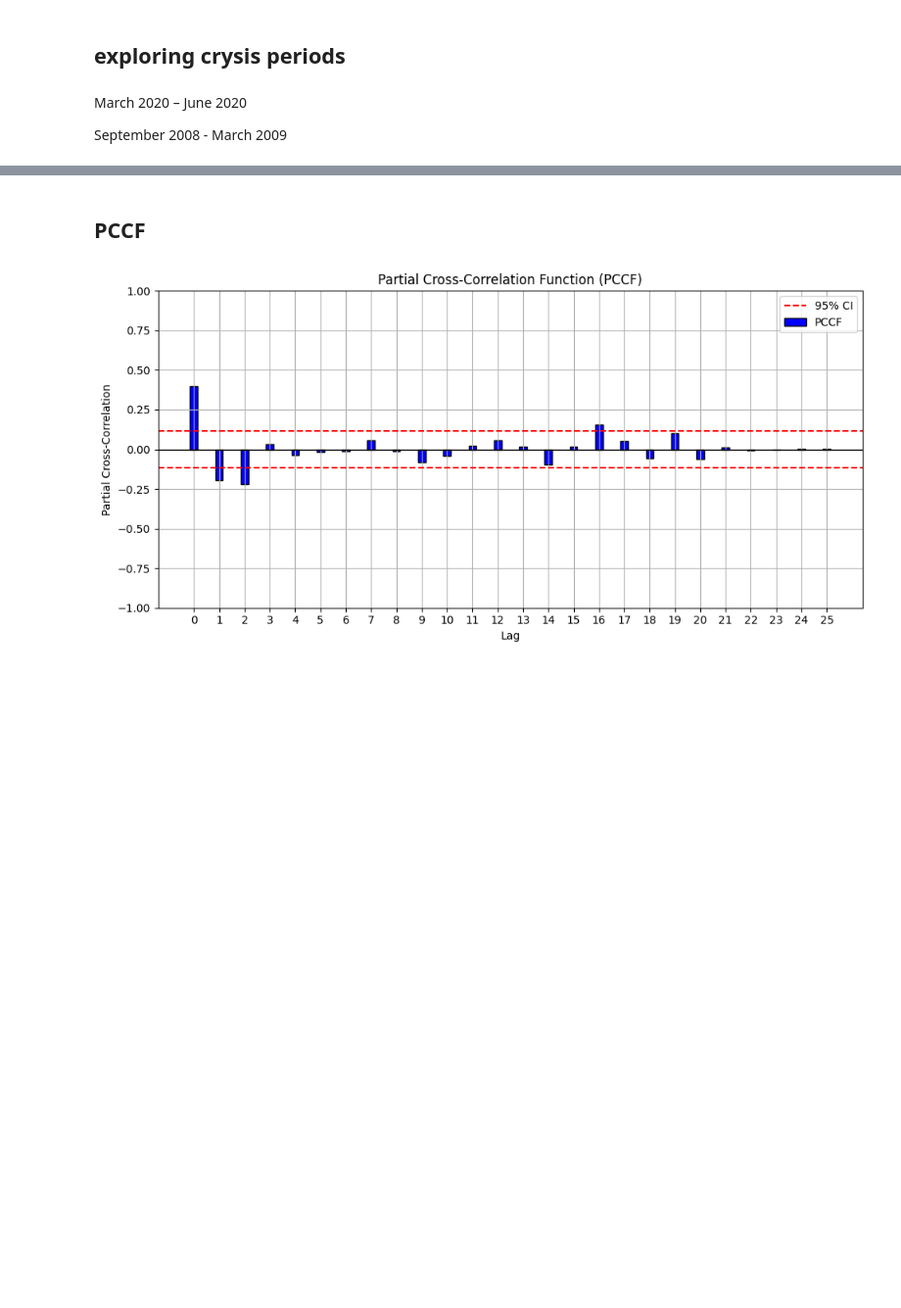
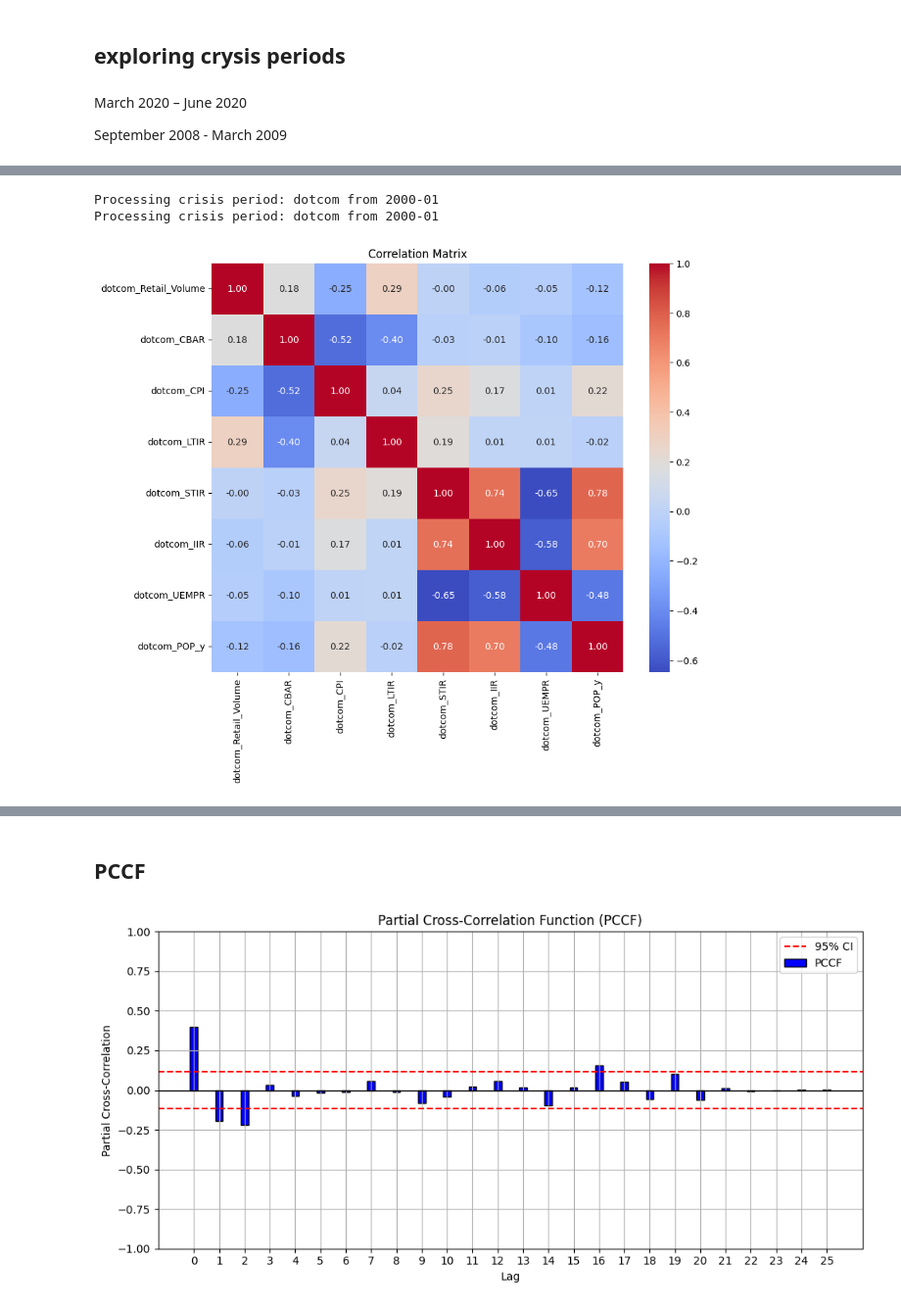
Before and after one commit to emirsglm/consumer-behavior-analysis, a Jupyter notebook: test.ipynb, the cells around one changed output, grey strips where cells are left out. Shown at 98% size. Cells and saved outputs as stored; diff of their text form; code cells hidden in the pictures; blank space fills up the shorter version.

```diff
--- a/test.ipynb
+++ b/test.ipynb
@@ -1280,0 +1187,45 @@ Processing crisis period: covid from 2020-03
+# %%
+from scipy.stats import spearmanr
+
+def calculate_correlation_and_p_values(col, df_stationary, insignificant=None):
+    """
+    Calculate the correlation and p-values for a given column and DataFrame.
+
+    Parameters:
+    - col: str, the column name to analyze.
+    - df_stationary: pandas DataFrame, the input data.
+    - insignificant: str, if "zero", set insignificant correlations to zero;
+                      if "weighted", give less weight to insignificant values.
+
+    Returns:
+    - corr_matrix: pandas DataFrame, the correlation matrix.
+    - p_value_matrix: pandas DataFrame, the p-value matrix.
+    """
+    # Calculate the correlation and p-values
+    corr_matrix, p_value_matrix = spearmanr(crysis_periods_data(col, df_stationary))
+
+    # Add column names to the correlation and p-value matrices
+    columns = crysis_periods_data(col, df_stationary).columns
+    corr_matrix = pd.DataFrame(corr_matrix, index=columns, columns=columns)
+    p_value_matrix = pd.DataFrame(p_value_matrix, index=columns, columns=columns)
+
+    if insignificant == "zero":
+        # Set correlation values to zero where p-value is not significant
+        corr_matrix[p_value_matrix >= 0.05] = 0
+    elif insignificant == "weighted":
+        # Reduce the weight of insignificant correlations
+        corr_matrix = corr_matrix * (1 - p_value_matrix)
+
+    # Plot the correlation matrix
+    plt.figure(figsize=(10, 8))
+    sns.heatmap(corr_matrix, annot=True, cmap='coolwarm', fmt=".2f")
+    plt.title('Correlation Matrix' + (' (Significant Values Only)' if insignificant == "zero" else ' (Weighted)' if insignificant == "weighted" else ''))
+    plt.show()
+
+    return corr_matrix, p_value_matrix
+# %%
+dotcom_corr, dotcom_p_value = calculate_correlation_and_p_values("dotcom",df_stationary)
+# %% [output]
+Processing crisis period: dotcom from 2000-01
+Processing crisis period: dotcom from 2000-01
+[figure, added]
```
Also changed, not shown: parts of 29 cells of this notebook.
